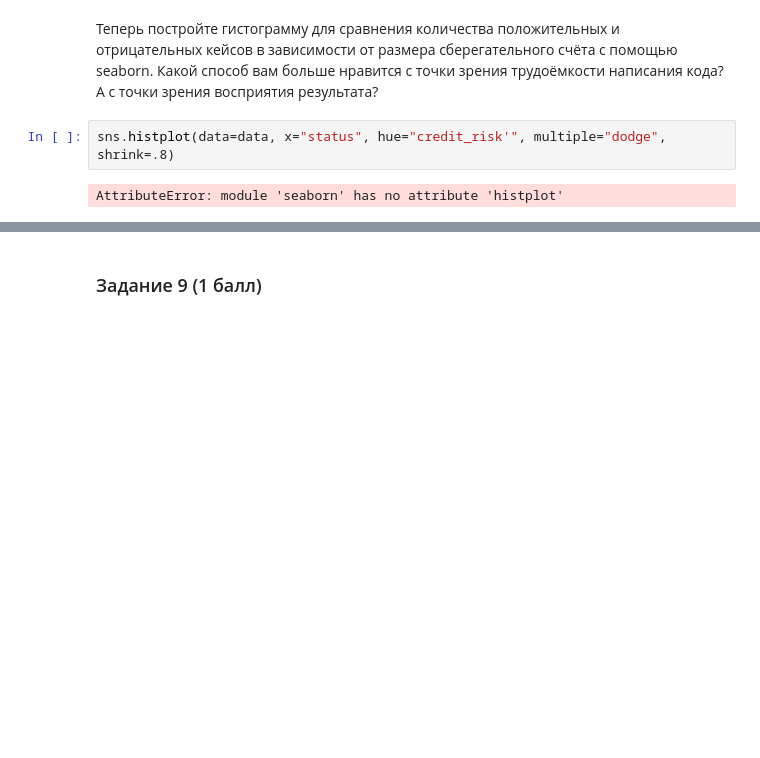
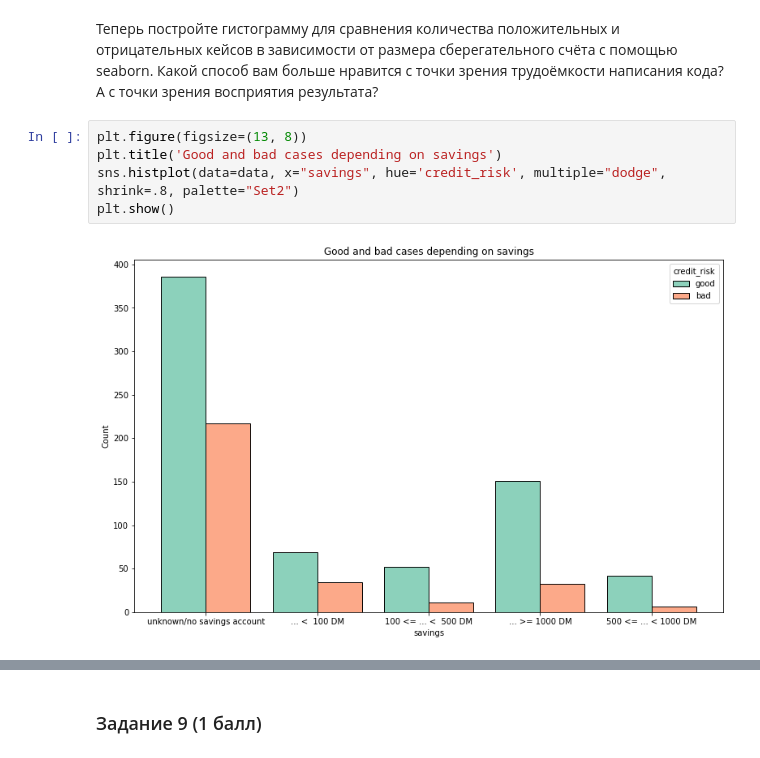
Before and after one commit to alyonabelenko/Courses, a Jupyter notebook: IAD2/03_eda/hw03-EDA.ipynb, the cells around one changed output, grey strips where cells are left out. Drawn from its saved outputs; the diff is of its cells as text; blank space fills up the shorter version.

```diff
--- a/IAD2/03_eda/hw03-EDA.ipynb
+++ b/IAD2/03_eda/hw03-EDA.ipynb
@@ -212,6 +206,9 @@ import seaborn as sns
 # %% [markdown]
 Теперь постройте гистограмму для сравнения количества положительных и отрицательных кейсов в зависимости от размера сберегательного счёта с помощью seaborn. Какой способ вам больше нравится с точки зрения трудоёмкости написания кода? А с точки зрения восприятия результата?
 # %%
-sns.histplot(data=data, x="status", hue="credit_risk'", multiple="dodge", shrink=.8)
+plt.figure(figsize=(13, 8))
+plt.title('Good and bad cases depending on savings')
+sns.histplot(data=data, x="savings", hue='credit_risk', multiple="dodge", shrink=.8, palette="Set2")
+plt.show()
 # %% [output]
-AttributeError: module 'seaborn' has no attribute 'histplot'
+[figure, added]
```
Also changed, not shown: parts of 31 cells of this notebook.
